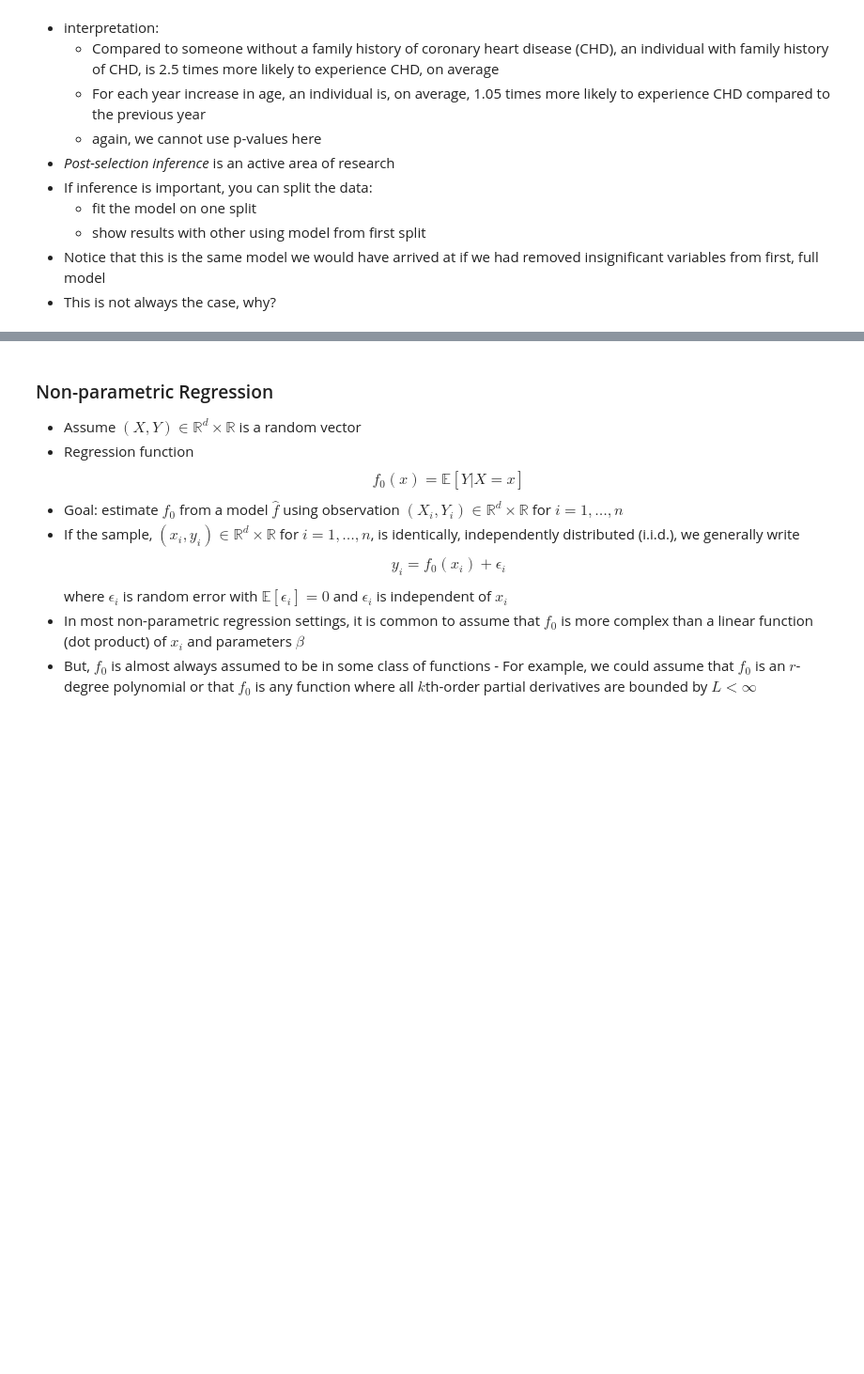
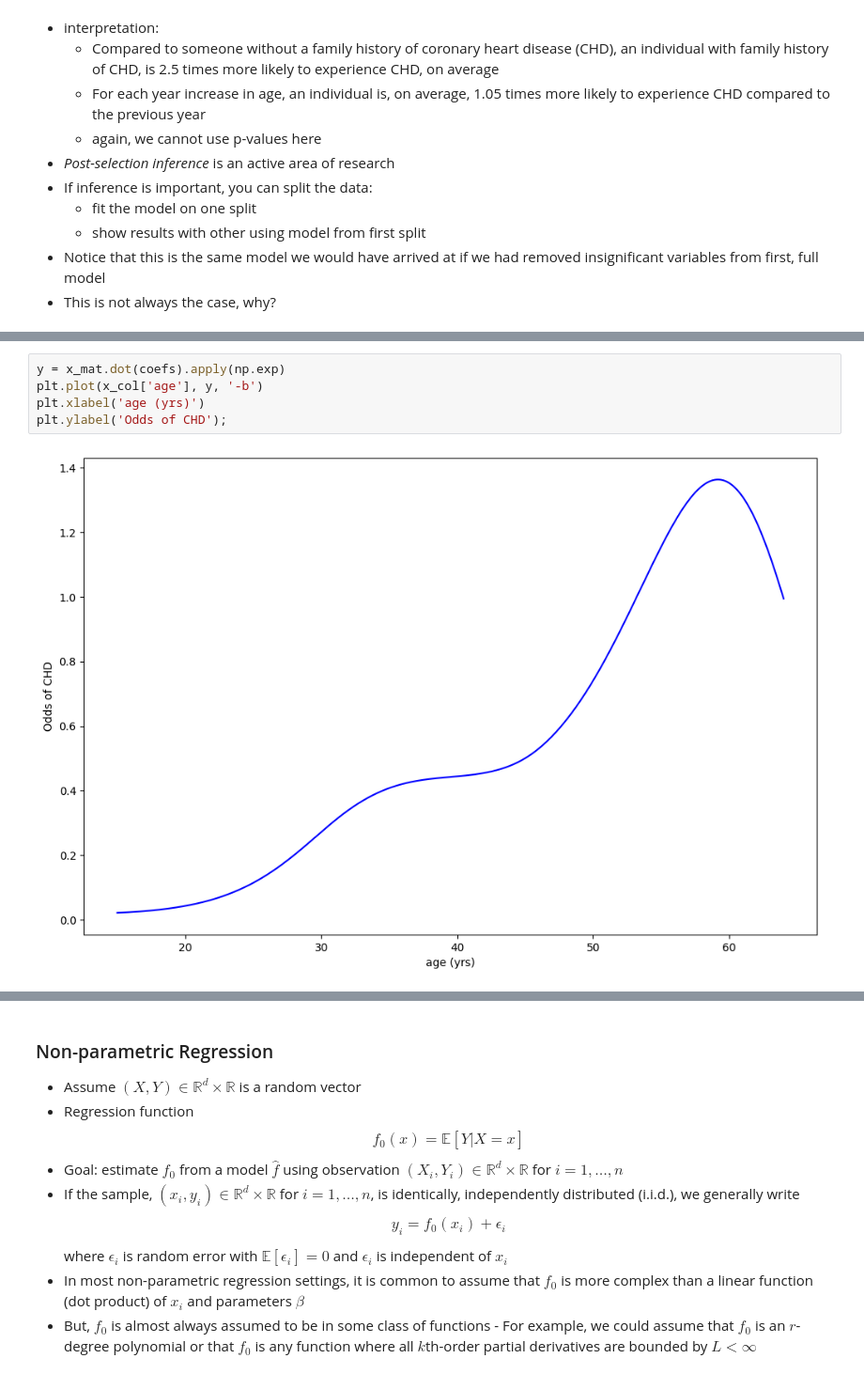
Before and after one commit to omesner/UMSTATS504, a Jupyter notebook: splines/splines.ipynb, the cells around one changed output, grey strips where cells are left out. Shown at 94% size. Saved outputs shown, nothing was run; the diff lists cells and outputs as text; blank space fills up the shorter version.

```diff
--- a/splines/splines.ipynb
+++ b/splines/splines.ipynb
@@ -407 +632,8 @@ Image from Elements of Statistical Learning
+# %%
+y = x_mat.dot(coefs).apply(np.exp)
+plt.plot(x_col['age'], y, '-b')
+plt.xlabel('age (yrs)')
+plt.ylabel('Odds of CHD');
+# %% [output]
+[figure, added]
 # %% [markdown]
```
Also changed, not shown: parts of 19 cells of this notebook.
